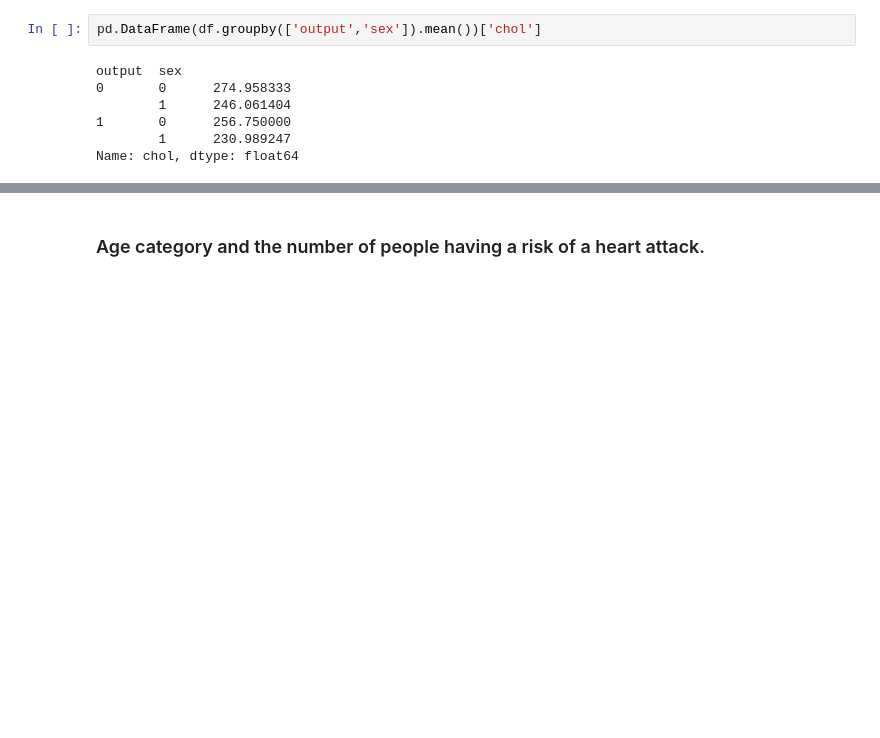
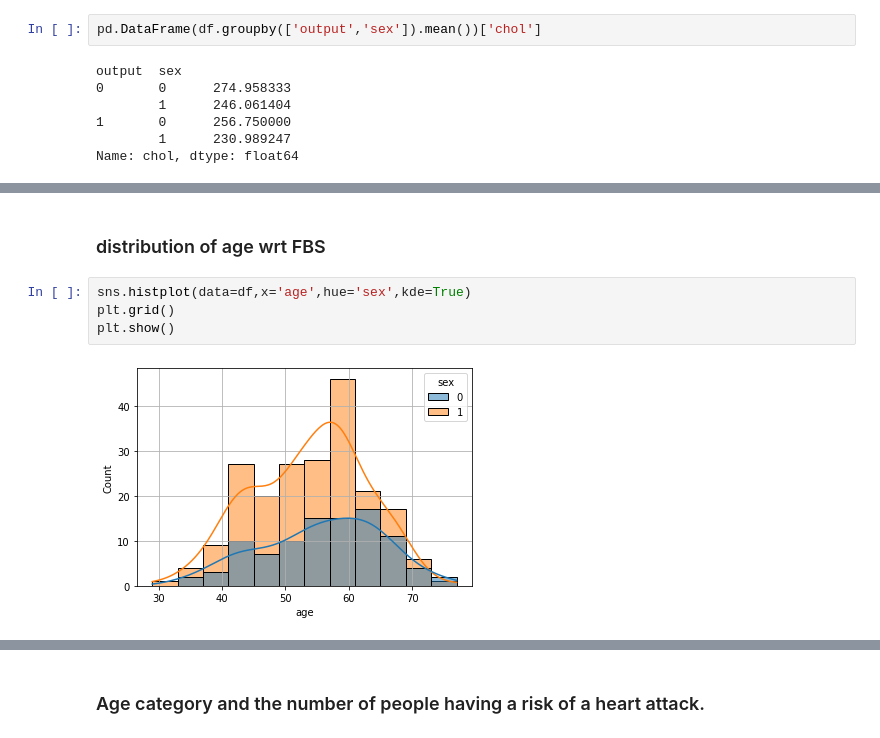
Before and after one commit to SharanKalyan/Heart-attack-predctions, a Jupyter notebook: Analysis.ipynb, the cells around one changed output, grey strips where cells are left out. Drawn from its saved outputs; the diff is of its cells as text; blank space fills up the shorter version.

```diff
--- a/Analysis.ipynb
+++ b/Analysis.ipynb
@@ -269,0 +277,8 @@ Name: chol, dtype: float64
+# %% [markdown]
+### distribution of age wrt FBS
+# %%
+sns.histplot(data=df,x='age',hue='sex',kde=True)
+plt.grid()
+plt.show()
+# %% [output]
+[figure, added]
```
Also changed, not shown: parts of 9 cells of this notebook.
